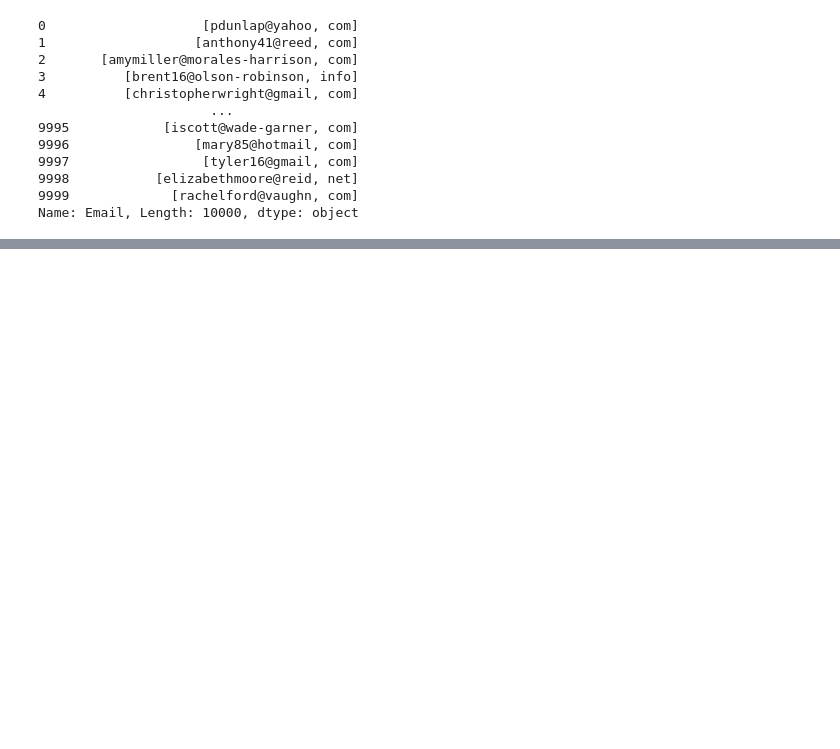
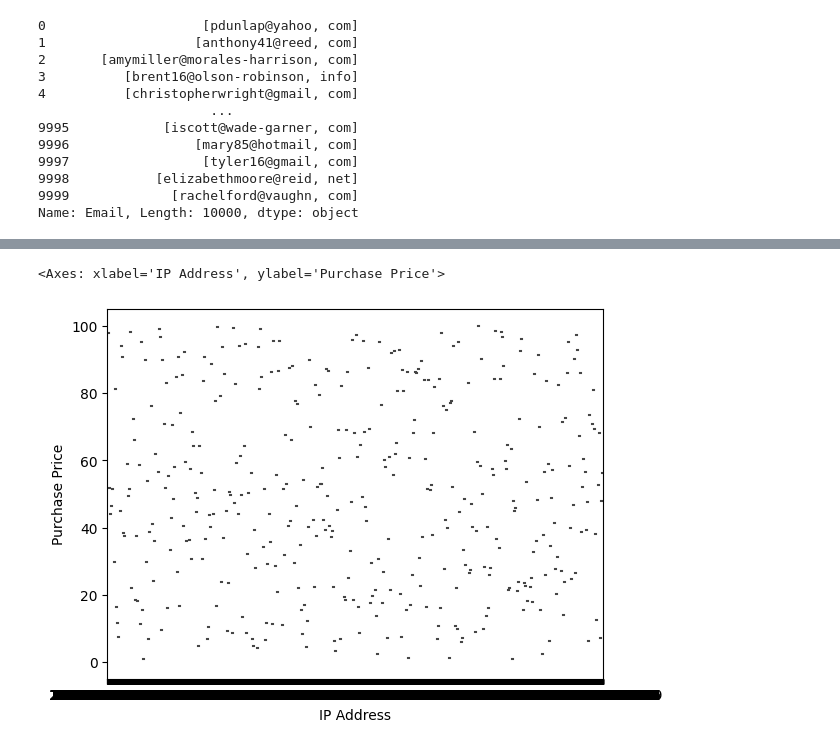
Before and after one commit to Srivastava27/collabPython, a Jupyter notebook: PracticePandas.ipynb, the cells around one changed output, grey strips where cells are left out. Saved outputs shown, nothing was run; the diff lists cells and outputs as text; code cells hidden in the pictures; blank space fills up the shorter version.

```diff
--- a/PracticePandas.ipynb
+++ b/PracticePandas.ipynb
@@ -229,0 +242,5 @@ Name: Email, Length: 10000, dtype: object
+# %%
+sns.violinplot(x='IP Address',y='Purchase Price',data=df)
+# %% [output]
+<Axes: xlabel='IP Address', ylabel='Purchase Price'>
+[figure, added]
```
Also changed, not shown: parts of 5 cells of this notebook.
